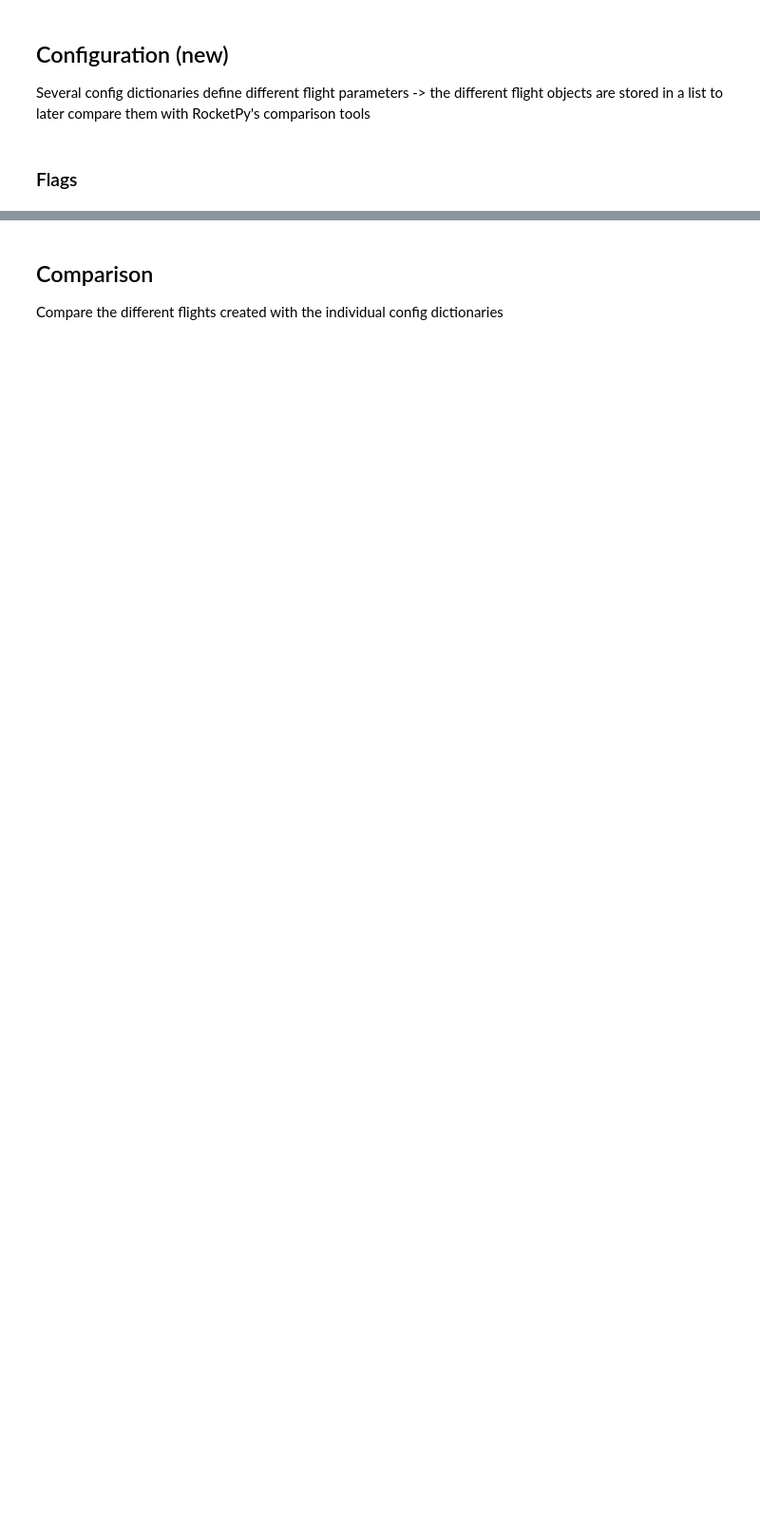
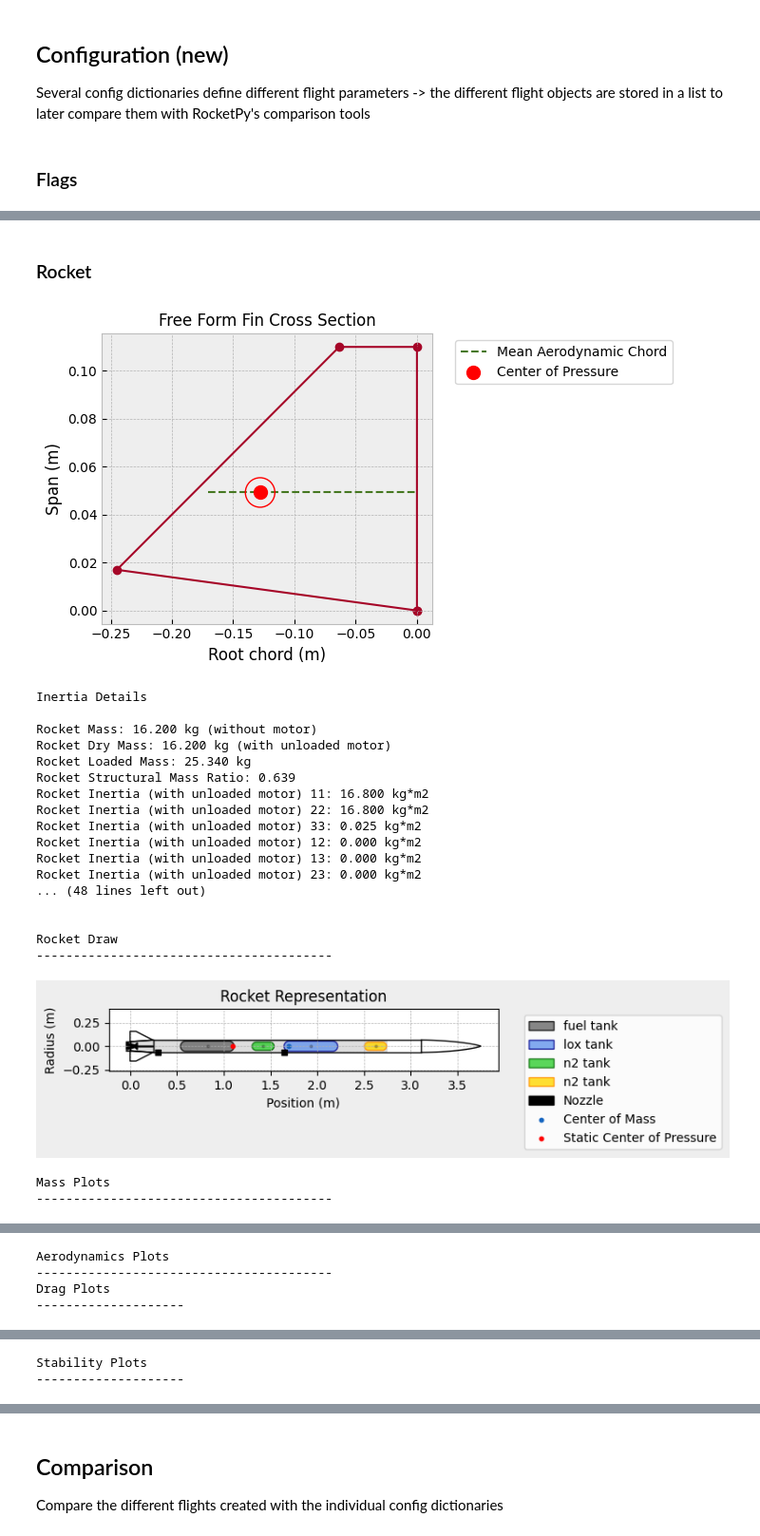
Before and after one commit to SpaceTeam/Lamarr_Flight_Simulation_RocketPy, a Jupyter notebook: Hedy_clippedDelta.ipynb, the cells around one changed output, grey strips where cells are left out. Shown at 95% size. Saved outputs shown, nothing was run; the diff lists cells and outputs as text; code cells hidden in the pictures; blank space fills up the shorter version.

```diff
--- a/Hedy_clippedDelta.ipynb
+++ b/Hedy_clippedDelta.ipynb
@@ -88,28 +116,0 @@ environment
-# %%
-env_lists = []
-
-for config in config_dict_list:
-    # Environment config // if environment should be with forecast, this code section must be adapted
-    env_normal = Environment()
-
-    # convert from list to datetime -> ugly but it works
-    date = datetime.datetime(
-        int(config_dict["Environment"]["env"]["date"]["Value"][0]),
-        int(config_dict["Environment"]["env"]["date"]["Value"][1]),
-        int(config_dict["Environment"]["env"]["date"]["Value"][2]),
-        int(config_dict["Environment"]["env"]["date"]["Value"][3]),
-        int(config_dict["Environment"]["env"]["date"]["Value"][4]),
-        int(config_dict["Environment"]["env"]["date"]["Value"][5])
-        )
-
-    env_normal.set_location(
-        latitude = config_dict["Environment"]["env"]["latitude"]["Value"],
-        longitude = config_dict["Environment"]["env"]["longitude"]["Value"]
-    )
-    env_normal.set_elevation("Open-Elevation")
-    env_normal.set_atmospheric_model(type = "standard_atmosphere")
-    env_normal.set_date(
-        date,
-        timezone = config_dict["Environment"]["env"]["timezone"]["Value"]
-    )
-    env_lists.append({"env_normal": env_normal})
@@ -286,9 +381,12 @@ for config in config_dict_list:
+# %% [markdown]
+### Rocket
 # %%
 rocket_lists = []
 
 for config in config_dict_list:
     flag_list = flag_lists[config_dict_list.index(config)]
     propulsion_list = propulsion_lists[config_dict_list.index(config)]
+
     # Rocket initialisation
     rocket_length = config_dict["Rocket"]["geometry"]["length"]["Value"]
     rocket_diameter = config_dict["Rocket"]["geometry"]["diameter"]["Value"]
@@ -306,7 +404,7 @@ for config in config_dict_list:
 
     rocket_mass = config_dict["Rocket"]["geometry"]["weight"]["Value"]
 
-    if account_for_ice:
+    if flag_list["account_for_ice"]:
         rocket_mass += config_dict["Motor"]["presets"]["ice_mass"]["Value"]
 
     inertia_xy = config_dict["Rocket"]["geometry"]["inertia_xy"]["Value"]
@@ -316,7 +414,7 @@ for config in config_dict_list:
 
     fin_amount = int(config_dict["Rocket"]["fins"]["amount"]["Value"])
 
-    if use_freeform_fins:
+    if flag_list["use_freeform_fins"]:
         fin_shape_points_amount = int(config_dict["Rocket"]["fins"]["shape_points_amount"]["Value"])
         fin_shape_points = []
 
@@ -378,34 +476,56 @@ for config in config_dict_list:
         coordinate_system_orientation="tail_to_nose"
     )
 
-    hedy.add_motor(propulsion_system, position = 0)
+    hedy.add_motor(propulsion_list["propulsion_system"], position = 0)
     hedy.add_surfaces(
         surfaces=[nosecone, tailcone, fin_set],
         positions=[rocket_length, tailcone_length, 0]
     )
 
     hedy.set_rail_buttons(
         upper_button_position= upper_railbutton_position,
         lower_button_position=lower_railbutton_position
     )
 
 
 
     hedy.add_parachute(
         name = "drogue",
         cd_s = config_dict["Rocket"]["drogue_parachute"]["cd_s"]["Value"],
         trigger = config_dict["Rocket"]["drogue_parachute"]["trigger"]["Value"],
         sampling_rate = config_dict["Rocket"]["drogue_parachute"]["sampling_rate"]["Value"],
         lag = config_dict["Rocket"]["drogue_parachute"]["lag"]["Value"],
         noise = tuple(config_dict["Rocket"]["drogue_parachute"]["noise"]["Value"])
     )
     hedy.add_parachute(
         name = "main",
         cd_s = config_dict["Rocket"]["main_parachute"]["cd_s"]["Value"],
         trigger = config_dict["Rocket"]["main_parachute"]["trigger"]["Value"],
         sampling_rate = config_dict["Rocket"]["main_parachute"]["sampling_rate"]["Value"],
         lag = config_dict["Rocket"]["main_parachute"]["lag"]["Value"],
         noise = tuple(config_dict["Rocket"]["main_parachute"]["noise"]["Value"])
     )
-    hedy.draw()
+    hedy.all_info()
     rocket_lists.append({"hedy": hedy})
+# %% [output]
+[figure, added]
+Inertia Details
+
+Rocket Mass: 16.200 kg (without motor)
+Rocket Dry Mass: 16.200 kg (with unloaded motor)
+Rocket Loaded Mass: 25.340 kg
+Rocket Structural Mass Ratio: 0.639
+Rocket Inertia (with unloaded motor) 11: 16.800 kg*m2
+Rocket Inertia (with unloaded motor) 22: 16.800 kg*m2
+Rocket Inertia (with unloaded motor) 33: 0.025 kg*m2
+Rocket Inertia (with unloaded motor) 12: 0.000 kg*m2
+Rocket Inertia (with unloaded motor) 13: 0.000 kg*m2
+Rocket Inertia (with unloaded motor) 23: 0.000 kg*m2
+... (48 lines left out)
+
+
+Rocket Draw
+----------------------------------------
+[figure, added]
+Mass Plots
+----------------------------------------
@@ -411,0 +534,4 @@ for config in config_dict_list:
+Aerodynamics Plots
+----------------------------------------
+Drag Plots
+--------------------
@@ -411,0 +539,2 @@ for config in config_dict_list:
+Stability Plots
+--------------------
```
Also changed, not shown: parts of 12 cells of this notebook, 1 other file.
